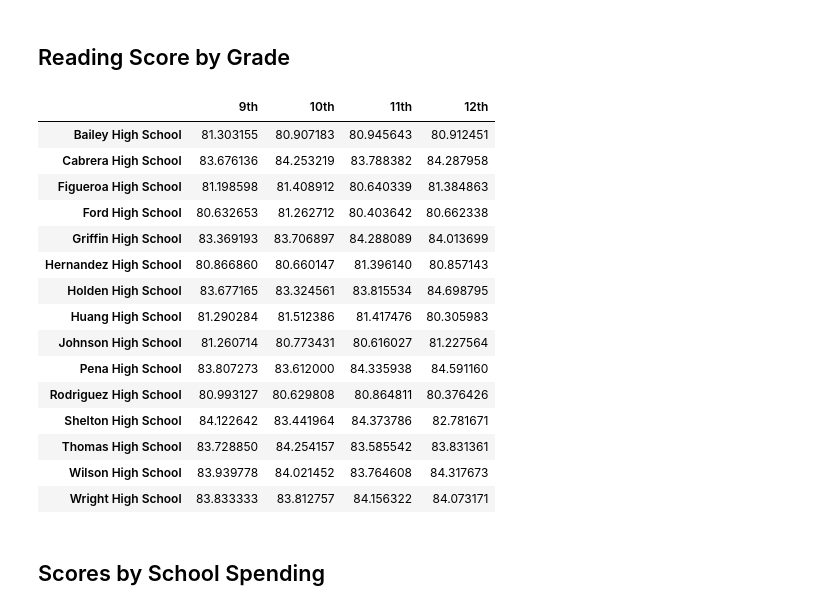
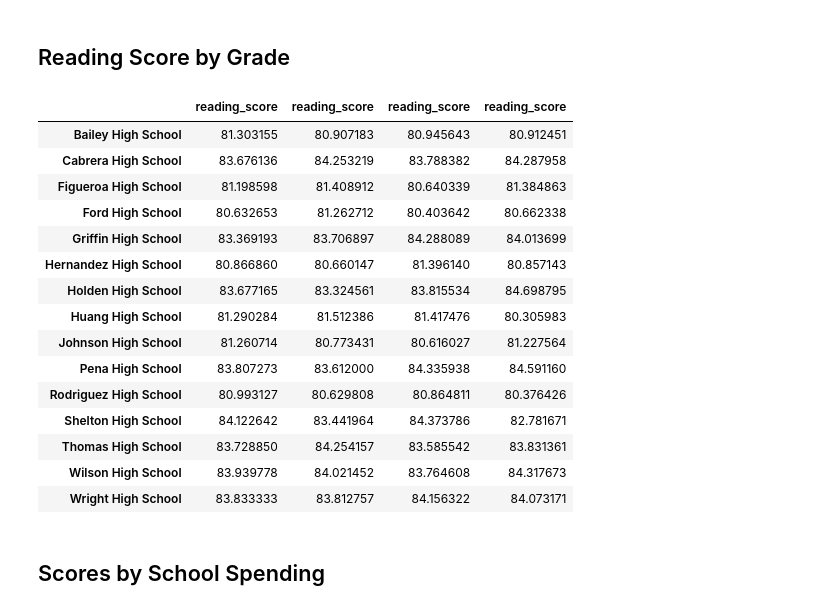
Before and after one commit to CloverMc0328/pandas-challenge, a Jupyter notebook: PyCitySchools/PyCitySchools.ipynb, the cells around one changed output. Saved outputs shown, nothing was run; the diff lists cells and outputs as text; code cells hidden in the pictures.

```diff
--- a/PyCitySchools/PyCitySchools.ipynb
+++ b/PyCitySchools/PyCitySchools.ipynb
@@ -294,27 +297,38 @@ math_scores_by_grade
 # %%
 # Use the code provided to separate the data by grade
 ninth_graders = school_data_complete[(school_data_complete["grade"] == "9th")]
 tenth_graders = school_data_complete[(school_data_complete["grade"] == "10th")]
 eleventh_graders = school_data_complete[(school_data_complete["grade"] == "11th")]
 twelfth_graders = school_data_complete[(school_data_complete["grade"] == "12th")]
 
 # Group by `school_name` and take the mean of the the `reading_score` column for each.
-ninth_grade_reading_scores =
-tenth_grader_reading_scores =
-eleventh_grader_reading_scores =
-twelfth_grader_reading_scores =
+ninth_grade_reading_scores = ninth_grader_grouping_by_school['reading_score'].mean()
+
+tenth_grade_reading_scores = tenth_grader_grouping_by_school['reading_score'].mean()
+
+eleventh_grade_reading_scores = eleventh_grader_grouping_by_school['reading_score'].mean()
+
+twelfth_grade_reading_scores = twelfth_grader_grouping_by_school['reading_score'].mean()
 
 # Combine each of the scores above into single DataFrame called `reading_scores_by_grade`
-reading_scores_by_grade =
+ninth_grade_reading_scores_series = pd.Series(ninth_grade_reading_scores, name= '9th')
+tenth_grade_reading_scores_series = pd.Series(tenth_grade_reading_scores, name= '10th')
+eleventh_grade_reading_scores_series = pd.Series(eleventh_grade_reading_scores, name= '11th')
+twelfth_grade_reading_scores_series = pd.Series(twelfth_grade_reading_scores, name= '12th')
+
+math_scores_by_grade  = pd.concat([ninth_grade_reading_scores_series,
+                                   tenth_grade_reading_scores_series,
+                                   eleventh_grade_reading_scores_series,
+                                   twelfth_grade_reading_scores_series], axis =1)
 
 # Minor data wrangling
-reading_scores_by_grade = reading_scores_by_grade[["9th", "10th", "11th", "12th"]]
 reading_scores_by_grade.index.name = None
 
 # Display the DataFrame
+reading_scores_by_grade.to_csv("Output/reading_scores_by_grade.csv")
 reading_scores_by_grade
 # %% [output]
-|  | 9th | 10th | 11th | 12th |
+|  | reading_score | reading_score | reading_score | reading_score |
 | Bailey High School | 81.303155 | 80.907183 | 80.945643 | 80.912451 |
 | Cabrera High School | 83.676136 | 84.253219 | 83.788382 | 84.287958 |
 | Figueroa High School | 81.198598 | 81.408912 | 80.640339 | 81.384863 |
```
Also changed, not shown: parts of 27 cells of this notebook.
